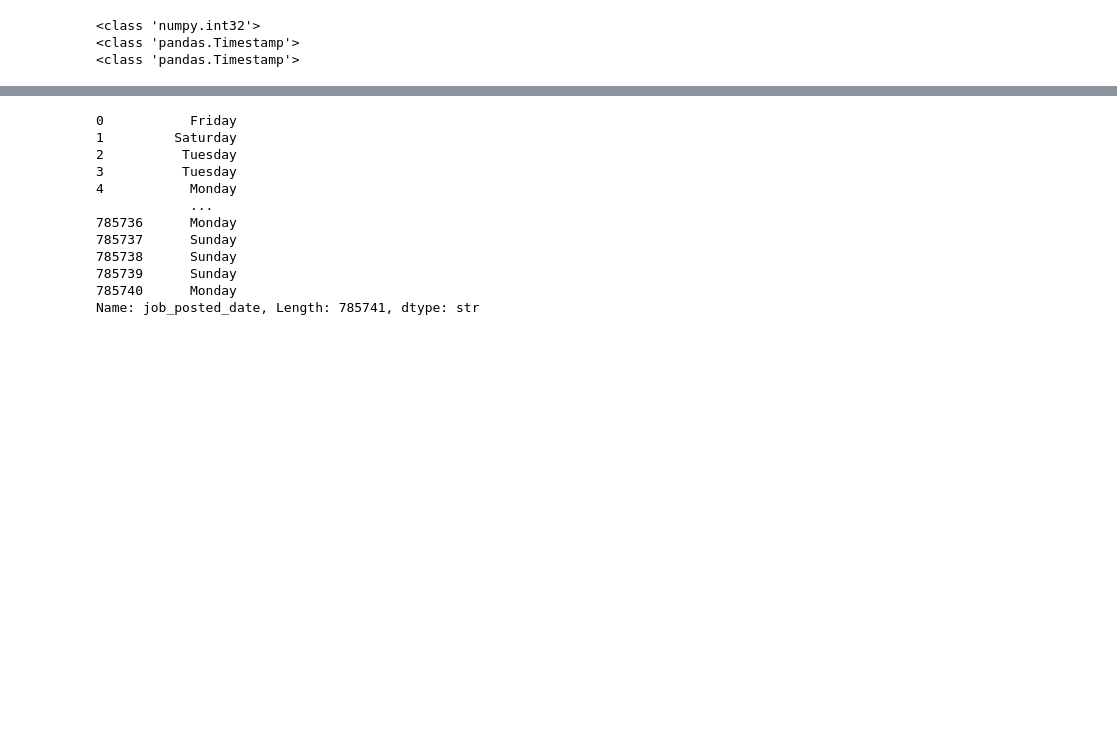
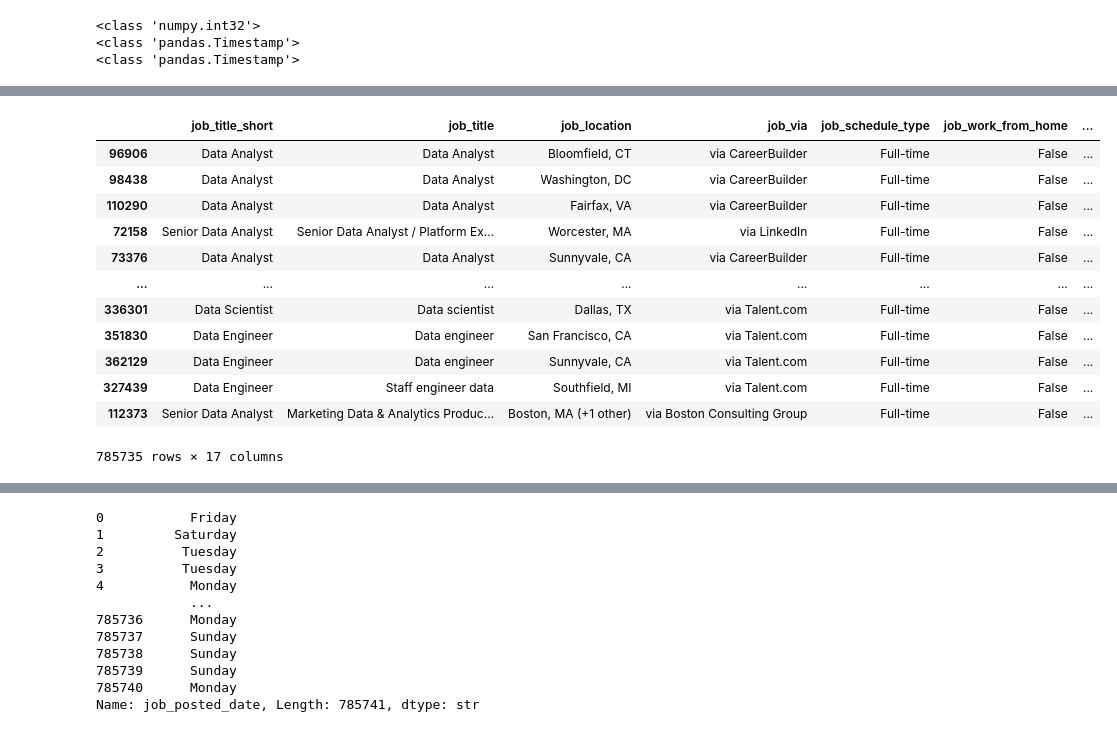
Before and after one commit to ramtinscripts/Python_Data_Analytics_Course, a Jupyter notebook: 1_Basics/25_Pandas_Cleaning.ipynb, the cells around one changed output, grey strips where cells are left out. Cells and saved outputs as stored; diff of their text form; code cells hidden in the pictures; blank space fills up the shorter version.

```diff
--- a/1_Basics/25_Pandas_Cleaning.ipynb
+++ b/1_Basics/25_Pandas_Cleaning.ipynb
@@ -112,3 +141,19 @@ df.to_csv('data_jobs_updated.csv', index=False)
+# %%
+b
+# %% [output]
+|  | job_title_short | job_title | job_location | job_via | job_schedule_type | job_work_from_home | ... |
+| 96906 | Data Analyst | Data Analyst | Bloomfield, CT | via CareerBuilder | Full-time | False | ... |
+| 98438 | Data Analyst | Data Analyst | Washington, DC | via CareerBuilder | Full-time | False | ... |
+| 110290 | Data Analyst | Data Analyst | Fairfax, VA | via CareerBuilder | Full-time | False | ... |
+| 72158 | Senior Data Analyst | Senior Data Analyst / Platform Ex... | Worcester, MA | via LinkedIn | Full-time | False | ... |
+| 73376 | Data Analyst | Data Analyst | Sunnyvale, CA | via CareerBuilder | Full-time | False | ... |
+| ... | ... | ... | ... | ... | ... | ... | ... |
+| 336301 | Data Scientist | Data scientist | Dallas, TX | via Talent.com | Full-time | False | ... |
+| 351830 | Data Engineer | Data engineer | San Francisco, CA | via Talent.com | Full-time | False | ... |
+| 362129 | Data Engineer | Data engineer | Sunnyvale, CA | via Talent.com | Full-time | False | ... |
+| 327439 | Data Engineer | Staff engineer data | Southfield, MI | via Talent.com | Full-time | False | ... |
+| 112373 | Senior Data Analyst | Marketing Data & Analytics Produc... | Boston, MA (+1 other) | via Boston Consulting Group | Full-time | False | ... |
+785735 rows × 17 columns
 # %%
 df
 # %% [output]
```
Also changed, not shown: parts of 8 cells of this notebook.
